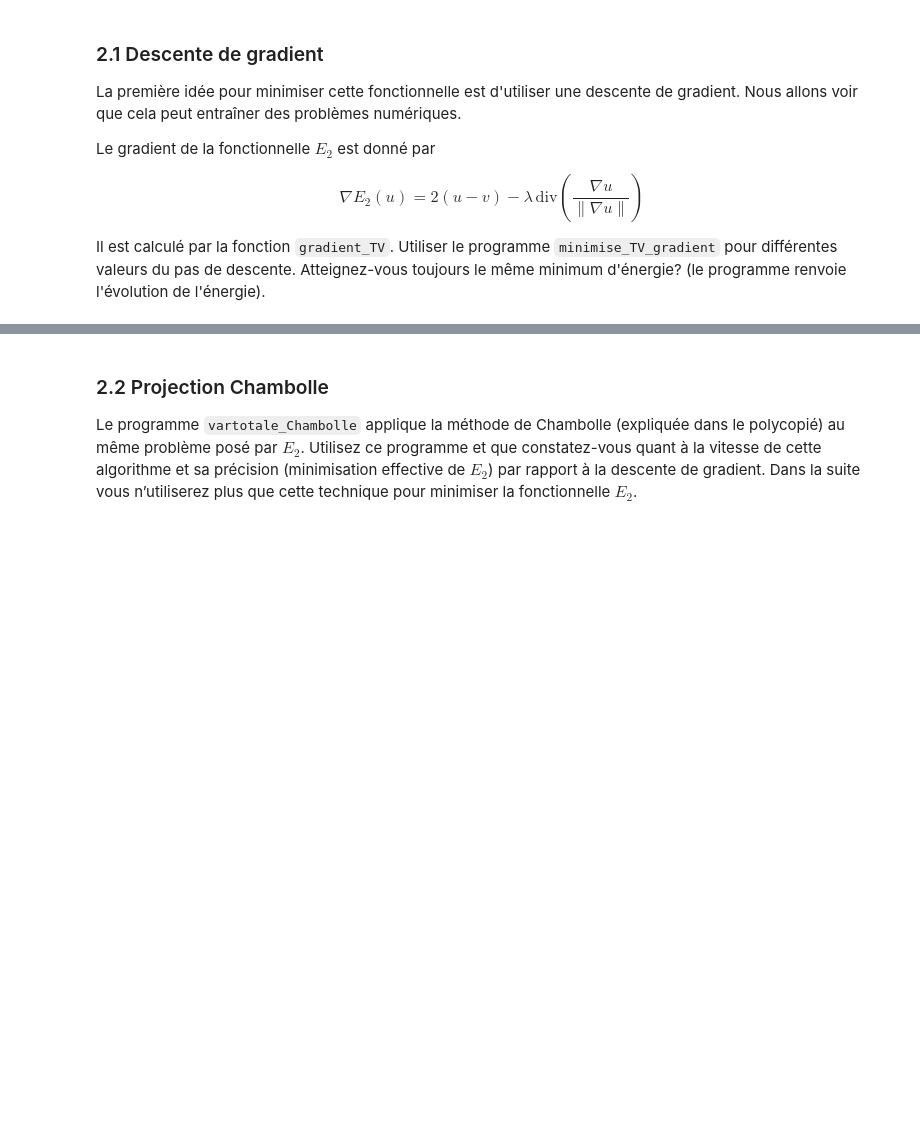
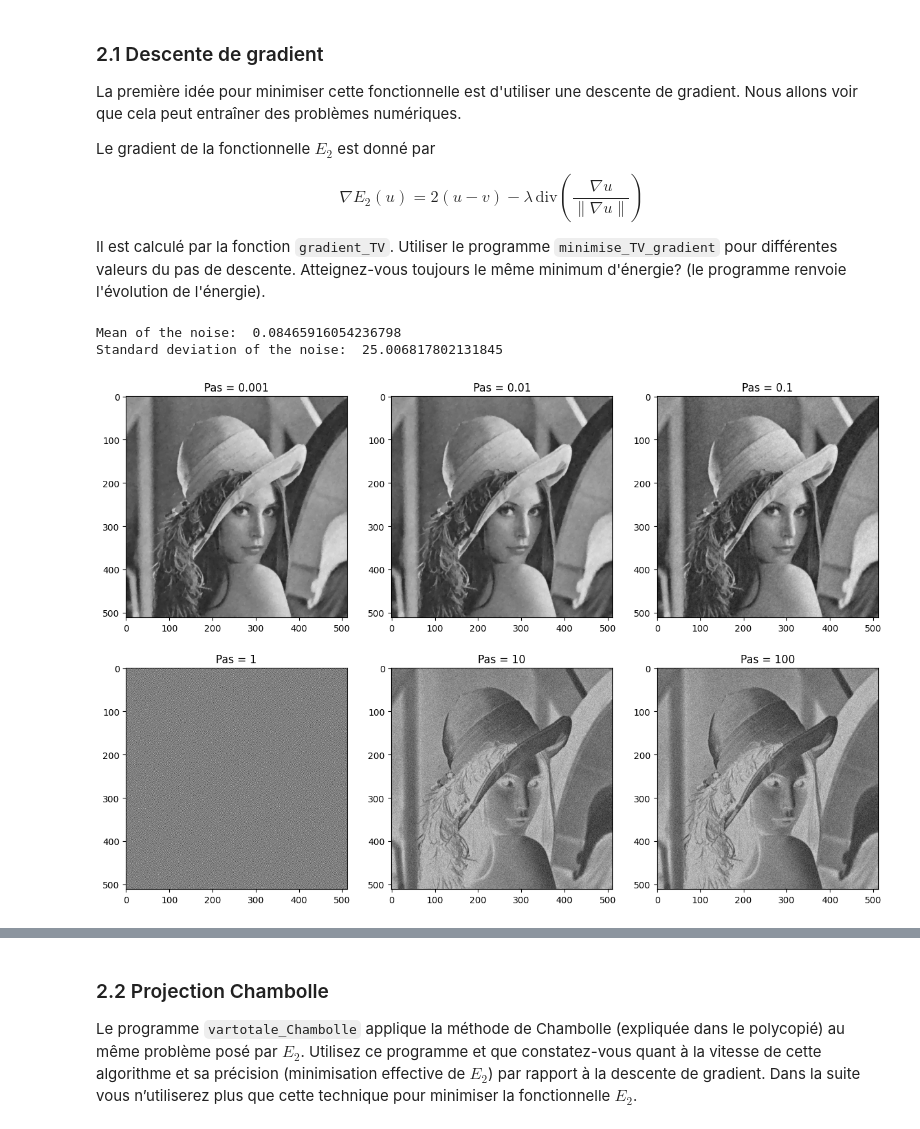
Before and after one commit to dftorresro/IMA203---TP2-M-thodes-Variationnelles, a Jupyter notebook: tp_ima203_variatio.ipynb, the cells around one changed output, grey strips where cells are left out. Cells and saved outputs as stored; diff of their text form; code cells hidden in the pictures; blank space fills up the shorter version.

```diff
--- a/tp_ima203_variatio.ipynb
+++ b/tp_ima203_variatio.ipynb
@@ -353,10 +274,3 @@ u01,en01 = minimise_TV_gradient(imb, 40, 0.1, 20)
-# %%
-myim = imread('lena.tif')
-imb = degrade_image(myim,25)
-(u,energ) = minimise_TV_gradient(imb,1,0.1,100)   # pas = 0.1
-(u,energ2) = minimise_TV_gradient(imb,1,1,100)       # pas = 1
-plt.plot(energ)
-plt.plot(energ2)
 # %% [markdown]
 ## 1. Débruitage par régularisation quadratique
 # %% [markdown]
@@ -462,6 +376,8 @@ $$ \mathcal{F}(u) = \frac{\sum \mathcal{F}(K_i)^* \cdot \mathcal{F}(V_i)}{\sum |
 # %% [markdown]
 2.  Décrire le résultat de ce débruitage lorsque $\lambda$ est très grand ou très petit.
 # %%
+imb = imread('lena.tif')
+
 # Computing the result for lambda = 0.2, 2 and 20
 u02 = minimisation_quadratique(imb, 0.2)
 u2 = minimisation_quadratique(imb, 2)
@@ -610,3 +562,44 @@ Le gradient de la fonctionnelle $ E_2 $ est donné par
 $$ \nabla E_2(u) = 2(u - v) - \lambda \, \text{div} \left( \frac{\nabla u}{\| \nabla u \|} \right) $$
 
 Il est calculé par la fonction `gradient_TV`. Utiliser le programme `minimise_TV_gradient` pour différentes valeurs du pas de descente. Atteignez-vous toujours le même minimum d'énergie? (le programme renvoie l'évolution de l'énergie).
+# %%
+# Minimization of E2 using minimise_TV_gradient
+myim = imread('lena.tif')
+imb = degrade_image(myim, 25)
+lambda_ = 40
+num_steps = 50
+
+# Computing the result for differents step sizes
+(u0001, en0001) = minimise_TV_gradient(imb, lambda_, 0.001, num_steps)
+(u001, en001) = minimise_TV_gradient(imb, lambda_, 0.01, num_steps)
+(u01, en01) = minimise_TV_gradient(imb, lambda_, 0.1, num_steps)
+(u1, en1) = minimise_TV_gradient(imb, lambda_, 1, num_steps)
+(u10, en10) = minimise_TV_gradient(imb, lambda_, 10, num_steps)
+(u100, en100) = minimise_TV_gradient(imb, lambda_, 100, num_steps)
+# %% [output]
+Mean of the noise:  0.08465916054236798
+Standard deviation of the noise:  25.006817802131845
+# %%
+# Plotting the results in a 2x3 grid
+plt.figure(figsize=(15,10))
+plt.subplot(231)
+plt.imshow(u0001, cmap='gray')
+plt.title('Pas = 0.001')
+plt.subplot(232)
+plt.imshow(u001, cmap='gray')
+plt.title('Pas = 0.01')
+plt.subplot(233)
+plt.imshow(u01, cmap='gray')
+plt.title('Pas = 0.1')
+plt.subplot(234)
+plt.imshow(u1, cmap='gray')
+plt.title('Pas = 1')
+plt.subplot(235)
+plt.imshow(u10, cmap='gray')
+plt.title('Pas = 10')
+plt.subplot(236)
+plt.imshow(u100, cmap='gray')
+plt.title('Pas = 100')
+plt.show()
+# %% [output]
+[figure, added]
```
Also changed, not shown: parts of 20 cells of this notebook.
